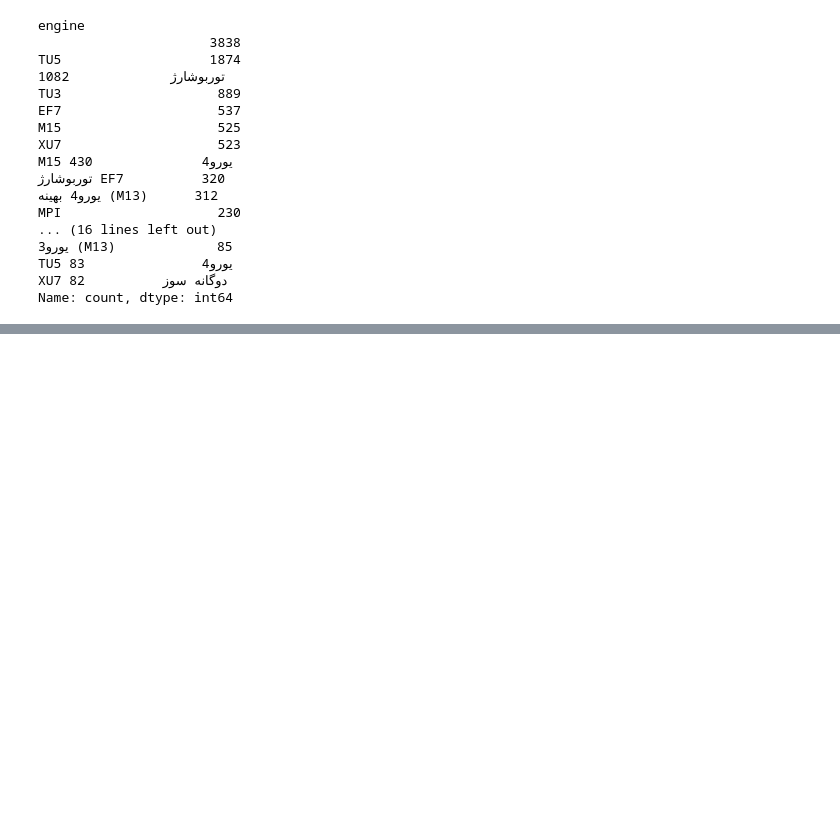
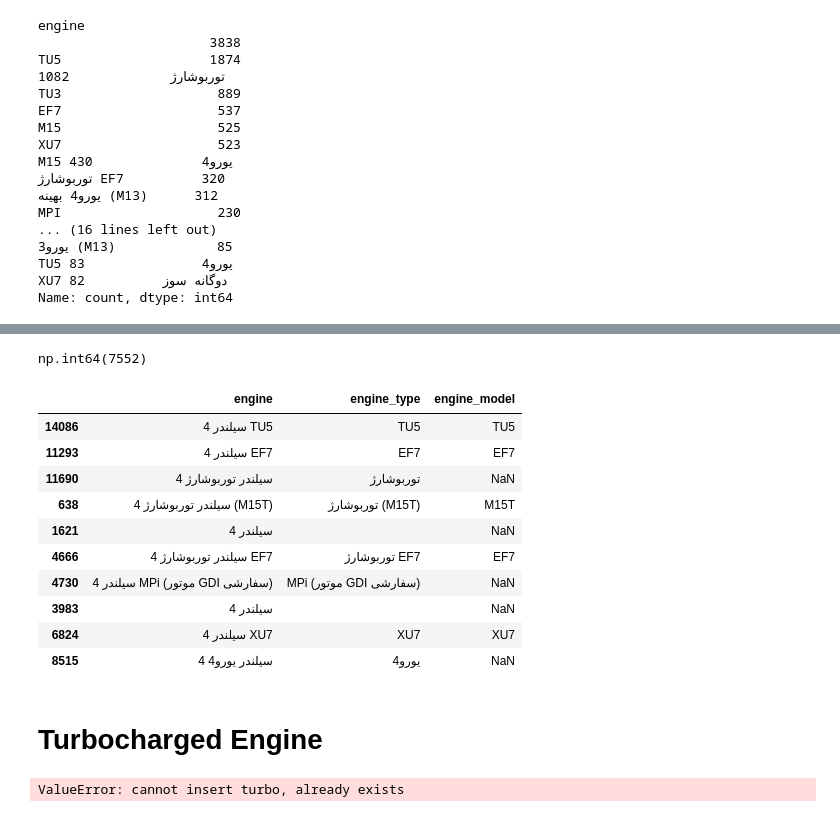
Before and after one commit to fatemehghorbanzadeh04/Machine-Learning-Project, a Jupyter notebook: preprocessing/data_preprocessing.ipynb, the cells around one changed output, grey strips where cells are left out. Saved outputs shown, nothing was run; the diff lists cells and outputs as text; code cells hidden in the pictures; blank space fills up the shorter version.

```diff
--- a/preprocessing/data_preprocessing.ipynb
+++ b/preprocessing/data_preprocessing.ipynb
@@ -535,0 +713,26 @@ train['engine_type'] = train['engine'].str.replace(r'^\d+\s*سیلندر\s*', ''
+# %%
+train['engine_model'].isna().sum()
+# %% [output]
+np.int64(7552)
+# %%
+train[['engine', 'engine_type', 'engine_model']].sample(10)
+# %% [output]
+|  | engine | engine_type | engine_model |
+| 14086 | 4 سیلندر TU5 | TU5 | TU5 |
+| 11293 | 4 سیلندر EF7 | EF7 | EF7 |
+| 11690 | 4 سیلندر توربوشارژ | توربوشارژ | NaN |
+| 638 | 4 سیلندر توربوشارژ (M15T) | توربوشارژ (M15T) | M15T |
+| 1621 | 4 سیلندر |  | NaN |
+| 4666 | 4 سیلندر توربوشارژ EF7 | توربوشارژ EF7 | EF7 |
+| 4730 | 4 سیلندر MPi (موتور GDI سفارشی) | MPi (موتور GDI سفارشی) | NaN |
+| 3983 | 4 سیلندر |  | NaN |
+| 6824 | 4 سیلندر XU7 | XU7 | XU7 |
+| 8515 | 4 سیلندر یورو4 | یورو4 | NaN |
+# %% [markdown]
+# Turbocharged Engine
+# %%
+train.insert(17, 'turbo', train['engine_type'].str.contains('توربوشارژ|توربو شارژ|تویین شارژ', na = False).astype(int))
+train.head(5)
+# if number is 1 = turbo, else = not turbo
+# %% [output]
+ValueError: cannot insert turbo, already exists
```
Also changed, not shown: parts of 57 cells of this notebook.
